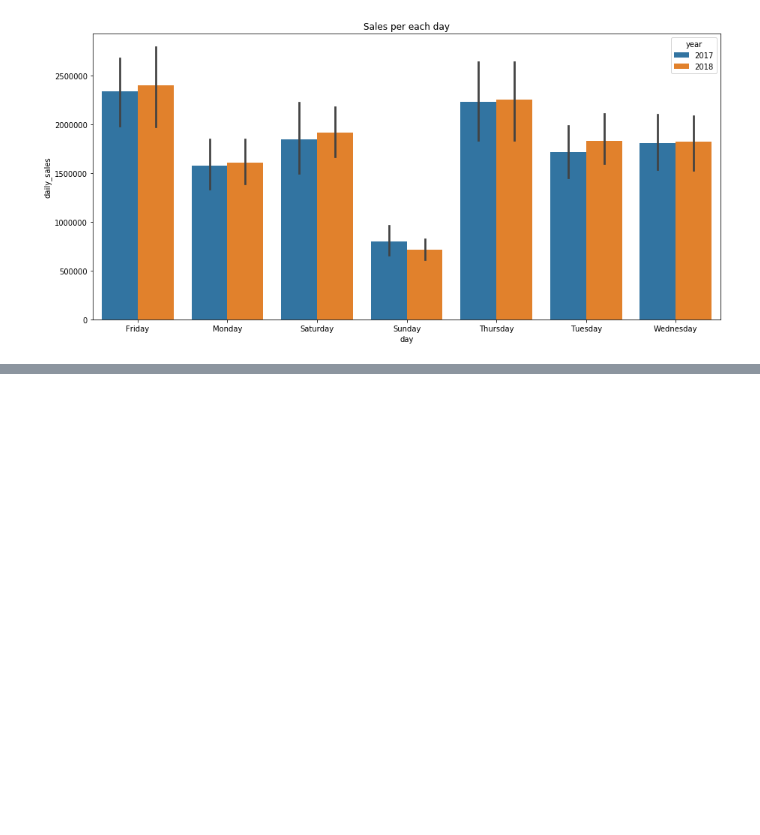
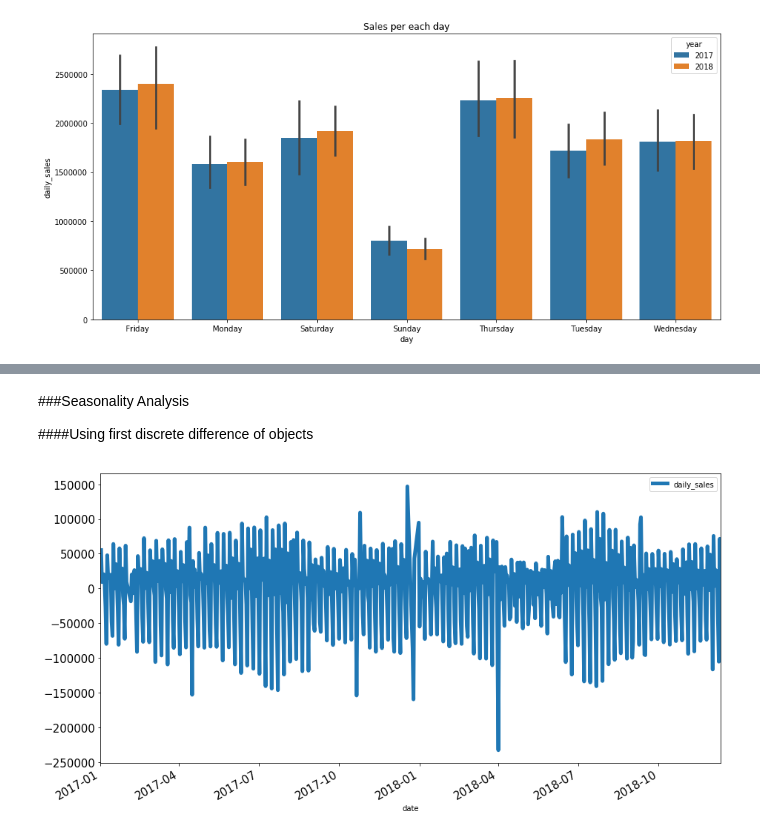
Before and after one commit to ShashiSingam/CraicBox-Sales-Prediction, a Jupyter notebook: Shashi_Singam_Smartbox.ipynb, the cells around one changed output, grey strips where cells are left out. Cells and saved outputs as stored; diff of their text form; code cells hidden in the pictures; blank space fills up the shorter version.

```diff
--- a/Shashi_Singam_Smartbox.ipynb
+++ b/Shashi_Singam_Smartbox.ipynb
@@ -334,0 +340,9 @@ plt.show()
+# %% [markdown]
+###Seasonality Analysis
+
+####Using first discrete difference of objects
+# %%
+data_model.diff().plot (figsize = (15,8), linewidth = 5, fontsize = 15)
+plt.show()
+# %% [output]
+[figure, added]
```
Also changed, not shown: parts of 48 cells of this notebook.
